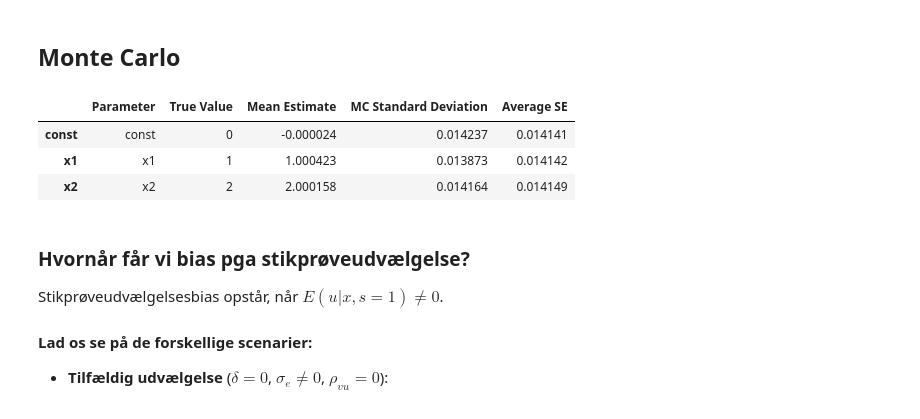
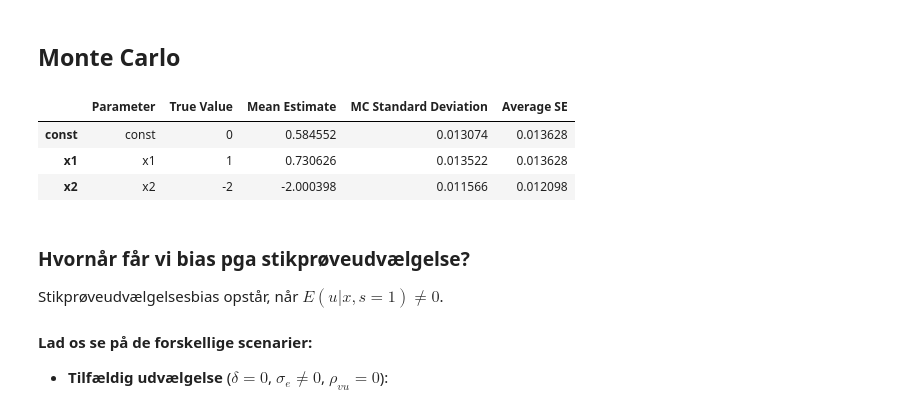
Before and after one commit to bschjerning/EconometricsA, a Jupyter notebook: 1_lectures/11_measurement_error/11_simulation_examples.ipynb, the cells around one changed output. Saved outputs shown, nothing was run; the diff lists cells and outputs as text; code cells hidden in the pictures.

```diff
--- a/1_lectures/11_measurement_error/11_simulation_examples.ipynb
+++ b/1_lectures/11_measurement_error/11_simulation_examples.ipynb
@@ -148,12 +161,12 @@ plim $\hat{\beta_2}$ =$\beta_2 \frac{\sigma_e^2}{\sigma_e^2 + \sigma_{x_2^*}^2}$
 # %%
 sigma_e=1;
-beta0=[0,1,2]; sigma_x0=[1,1,1]
+beta0=[0,1,-2]; sigma_x0=[1,1,1]
 plim_b2hat=beta0[2]*(sigma_x0[2]**2)/(sigma_e**2 + sigma_x0[2]**2)
 print(f'true (beta0[2])={beta0[2]}')
 print(f'plim_b2hat={plim_b2hat}')
 print(f'Asymptotisk bias={plim_b2hat-beta0[2]}')
 
-simulator1 = lambda: simulate(n=10, beta=beta0, sigma_x=sigma_x0, sigma_e=sigma_e)
+simulator1 = lambda: simulate(n=1000, beta=beta0, sigma_x=sigma_x0, sigma_e=sigma_e)
 b, se = monte_carlo(simulator1, S=1000)
 summary_table(b,se, beta0)
 # %% [output]
@@ -167,7 +180,7 @@ Asymptotisk bias=-1.0
 # %% [markdown]
 ### Fordeling af OLS estimatoren
 # %%
-beta0=[0,1,2]; n=1000;
+beta0=[0,1,-2]; n=1000;
 sigma_e=0; b, se = monte_carlo(lambda: simulate(n, beta=beta0, sigma_e=sigma_e), S=10000)
 histogram(stat=b, truestat=beta0, bins=100, title=f'Parameter estimater, sigma_e={n}');
 sigma_e=0.2; b, se = monte_carlo(lambda: simulate(n, beta=beta0, sigma_e=sigma_e), S=10000)
@@ -277,15 +321,15 @@ $$
 ## Monte Carlo
 # %%
 def simulator1():
-    df_selected, df_all = simulate(n=10000, delta=[0, 0, 0], beta=[0, 1, 2], sigma_e=1, rho_vu=0)
+    df_selected, df_all = simulate(n=10000, delta=[0, 1, 0], beta=[0, 1, -2], sigma_e=1, rho_vu=1)
     return df_selected
 b, se = monte_carlo(simulator1, S=1000)
 summary_table(b,se, beta0)
 # %% [output]
 |  | Parameter | True Value | Mean Estimate | MC Standard Deviation | Average SE |
-| const | const | 0 | -0.000024 | 0.014237 | 0.014141 |
-| x1 | x1 | 1 | 1.000423 | 0.013873 | 0.014142 |
-| x2 | x2 | 2 | 2.000158 | 0.014164 | 0.014149 |
+| const | const | 0 | 0.584552 | 0.013074 | 0.013628 |
+| x1 | x1 | 1 | 0.730626 | 0.013522 | 0.013628 |
+| x2 | x2 | -2 | -2.000398 | 0.011566 | 0.012098 |
 # %% [markdown]
 ### Hvornår får vi bias pga stikprøveudvælgelse?
 
```
Also changed, not shown: parts of 8 cells of this notebook, 1 other file.
